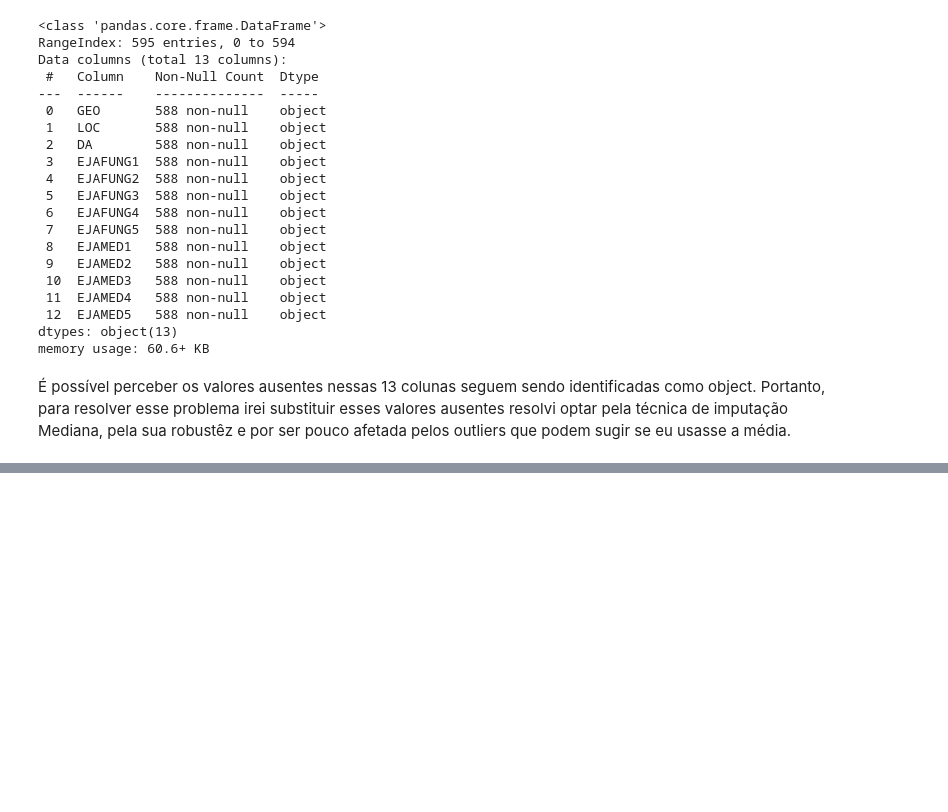
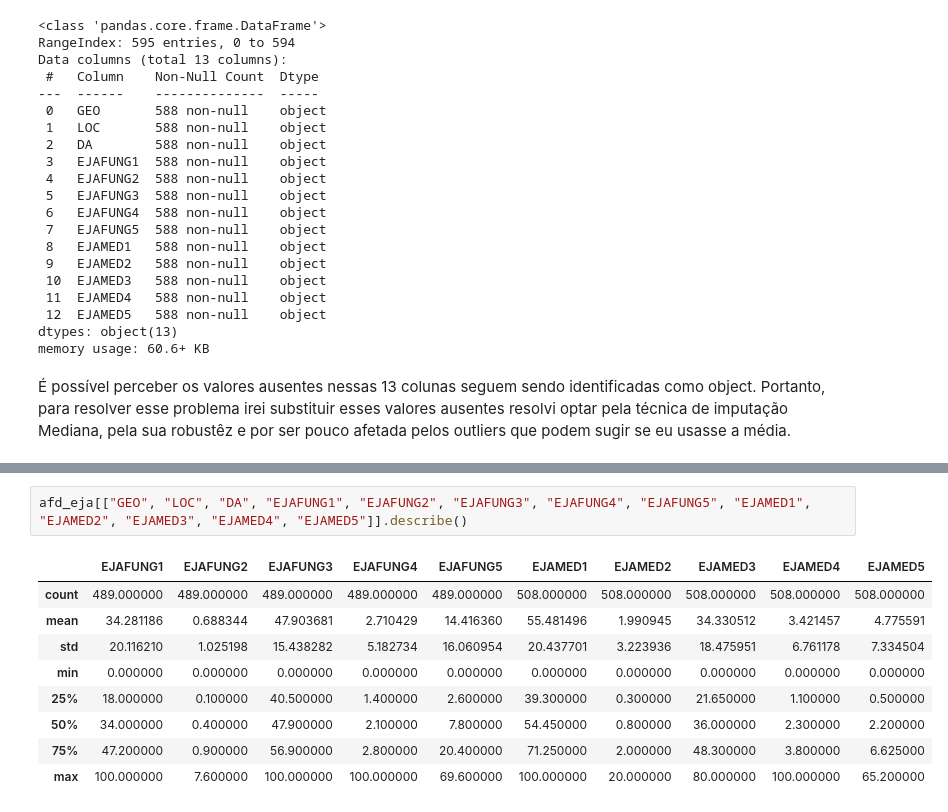
Before and after one commit to xavierruth/Compet-DS-ATV, a Jupyter notebook: dados.ipynb, the cells around one changed output, grey strips where cells are left out. Saved outputs shown, nothing was run; the diff lists cells and outputs as text; blank space fills up the shorter version.

```diff
--- a/dados.ipynb
+++ b/dados.ipynb
@@ -359,0 +464,12 @@ memory usage: 60.6+ KB
+# %%
+afd_eja[["GEO", "LOC", "DA", "EJAFUNG1", "EJAFUNG2", "EJAFUNG3", "EJAFUNG4", "EJAFUNG5", "EJAMED1", "EJAMED2", "EJAMED3", "EJAMED4", "EJAMED5"]].describe()
+# %% [output]
+|  | EJAFUNG1 | EJAFUNG2 | EJAFUNG3 | EJAFUNG4 | EJAFUNG5 | EJAMED1 | EJAMED2 | EJAMED3 | EJAMED4 | EJAMED5 |
+| count | 489.000000 | 489.000000 | 489.000000 | 489.000000 | 489.000000 | 508.000000 | 508.000000 | 508.000000 | 508.000000 | 508.000000 |
+| mean | 34.281186 | 0.688344 | 47.903681 | 2.710429 | 14.416360 | 55.481496 | 1.990945 | 34.330512 | 3.421457 | 4.775591 |
+| std | 20.116210 | 1.025198 | 15.438282 | 5.182734 | 16.060954 | 20.437701 | 3.223936 | 18.475951 | 6.761178 | 7.334504 |
+| min | 0.000000 | 0.000000 | 0.000000 | 0.000000 | 0.000000 | 0.000000 | 0.000000 | 0.000000 | 0.000000 | 0.000000 |
+| 25% | 18.000000 | 0.100000 | 40.500000 | 1.400000 | 2.600000 | 39.300000 | 0.300000 | 21.650000 | 1.100000 | 0.500000 |
+| 50% | 34.000000 | 0.400000 | 47.900000 | 2.100000 | 7.800000 | 54.450000 | 0.800000 | 36.000000 | 2.300000 | 2.200000 |
+| 75% | 47.200000 | 0.900000 | 56.900000 | 2.800000 | 20.400000 | 71.250000 | 2.000000 | 48.300000 | 3.800000 | 6.625000 |
+| max | 100.000000 | 7.600000 | 100.000000 | 100.000000 | 69.600000 | 100.000000 | 20.000000 | 80.000000 | 100.000000 | 65.200000 |
```
Also changed, not shown: parts of 30 cells of this notebook, 1 other file.
